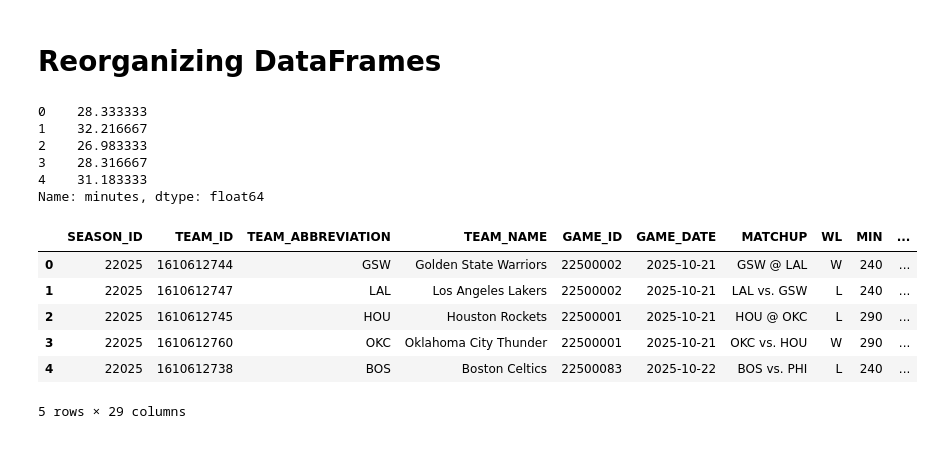
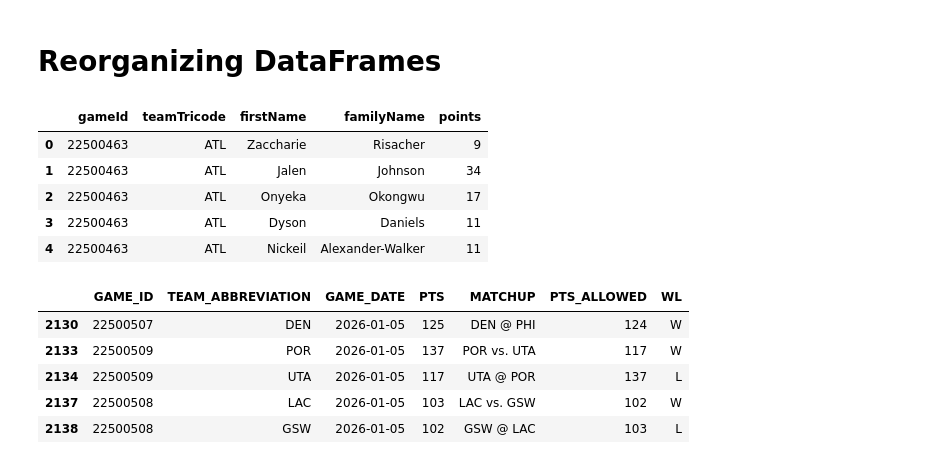
Before and after one commit to sibhisakthivel/nba-game-dashboard-automation, a Jupyter notebook: design.ipynb, the cells around one changed output. Saved outputs shown, nothing was run; the diff lists cells and outputs as text; code cells hidden in the pictures.

```diff
--- a/design.ipynb
+++ b/design.ipynb
@@ -1041,11 +870,13 @@ SEASON SUMMARY
 # %% [markdown]
 # Reorganizing DataFrames
 # %%
+# Load in player data
 pbs = pd.read_csv("player_boxscores_2025_26.csv")
-tbs = pd.read_csv("league_gamelog_2025_26.csv")
 
+# Convert game_date to datetime type
 pbs["game_date"] = pd.to_datetime(pbs["game_date"])
 
+# Convert minutes to float
 def minutes_to_float(min_str):
     if pd.isna(min_str):
         return None
@@ -1054,23 +885,65 @@ def minutes_to_float(min_str):
 
 pbs["minutes"] = pbs["minutes"].apply(minutes_to_float)
 
+# Compute season and rolling 10-game point averages
+pbs["szn_avg_ppg"] = (
+    pbs
+    .groupby("personId")["points"]
+    .transform(lambda s: s.shift(1).expanding().mean())
+)
 
+pbs["r10_avg_ppg"] = (
+    pbs
+    .groupby("personId")["points"]
+    .transform(lambda s: s.shift(1).rolling(10, min_periods=1).mean())
+)
 
-pbs["minutes"].head()
+p = pbs[["gameId", "teamTricode", "firstName", "familyName", "points"]]
+
+p.head()
 # %% [output]
-0    28.333333
-1    32.216667
-2    26.983333
-3    28.316667
-4    31.183333
-Name: minutes, dtype: float64
+|  | gameId | teamTricode | firstName | familyName | points |
+| 0 | 22500463 | ATL | Zaccharie | Risacher | 9 |
+| 1 | 22500463 | ATL | Jalen | Johnson | 34 |
+| 2 | 22500463 | ATL | Onyeka | Okongwu | 17 |
+| 3 | 22500463 | ATL | Dyson | Daniels | 11 |
+| 4 | 22500463 | ATL | Nickeil | Alexander-Walker | 11 |
 # %%
-tbs.head()
+# Load in team data
+tbs = pd.read_csv("league_gamelog_2025_26.csv")
+
+tbs["GAME_DATE"] = pd.to_datetime(tbs["GAME_DATE"])
+
+opp = (
+    tbs[["GAME_ID", "TEAM_ABBREVIATION", "PTS"]]
+    .rename(columns={
+        "TEAM_ABBREVIATION": "OPP_TEAM",
+        "PTS": "OPP_PTS"
+    })
+)
+
+merged = tbs.merge(
+    opp,
+    on="GAME_ID",
+    how="left",
+    validate="many_to_many"
+)
+
+merged = merged[merged["TEAM_ABBREVIATION"] != merged["OPP_TEAM"]]
+
+tbs = (
+    merged
+    .rename(columns={"OPP_PTS": "PTS_ALLOWED"})
+    .drop(columns="OPP_TEAM")
+)
+
+t = tbs[["GAME_ID", "TEAM_ABBREVIATION", "GAME_DATE", "PTS", "MATCHUP", "PTS_ALLOWED", "WL"]]
+
+t.tail()
 # %% [output]
-|  | SEASON_ID | TEAM_ID | TEAM_ABBREVIATION | TEAM_NAME | GAME_ID | GAME_DATE | MATCHUP | WL | MIN | ... |
-| 0 | 22025 | 1610612744 | GSW | Golden State Warriors | 22500002 | 2025-10-21 | GSW @ LAL | W | 240 | ... |
-| 1 | 22025 | 1610612747 | LAL | Los Angeles Lakers | 22500002 | 2025-10-21 | LAL vs. GSW | L | 240 | ... |
-| 2 | 22025 | 1610612745 | HOU | Houston Rockets | 22500001 | 2025-10-21 | HOU @ OKC | L | 290 | ... |
-| 3 | 22025 | 1610612760 | OKC | Oklahoma City Thunder | 22500001 | 2025-10-21 | OKC vs. HOU | W | 290 | ... |
-| 4 | 22025 | 1610612738 | BOS | Boston Celtics | 22500083 | 2025-10-22 | BOS vs. PHI | L | 240 | ... |
+|  | GAME_ID | TEAM_ABBREVIATION | GAME_DATE | PTS | MATCHUP | PTS_ALLOWED | WL |
+| 2130 | 22500507 | DEN | 2026-01-05 | 125 | DEN @ PHI | 124 | W |
+| 2133 | 22500509 | POR | 2026-01-05 | 137 | POR vs. UTA | 117 | W |
+| 2134 | 22500509 | UTA | 2026-01-05 | 117 | UTA @ POR | 137 | L |
+| 2137 | 22500508 | LAC | 2026-01-05 | 103 | LAC vs. GSW | 102 | W |
+| 2138 | 22500508 | GSW | 2026-01-05 | 102 | GSW @ LAC | 103 | L |
-5 rows × 29 columns
```
Also changed, not shown: parts of 3 cells of this notebook.
